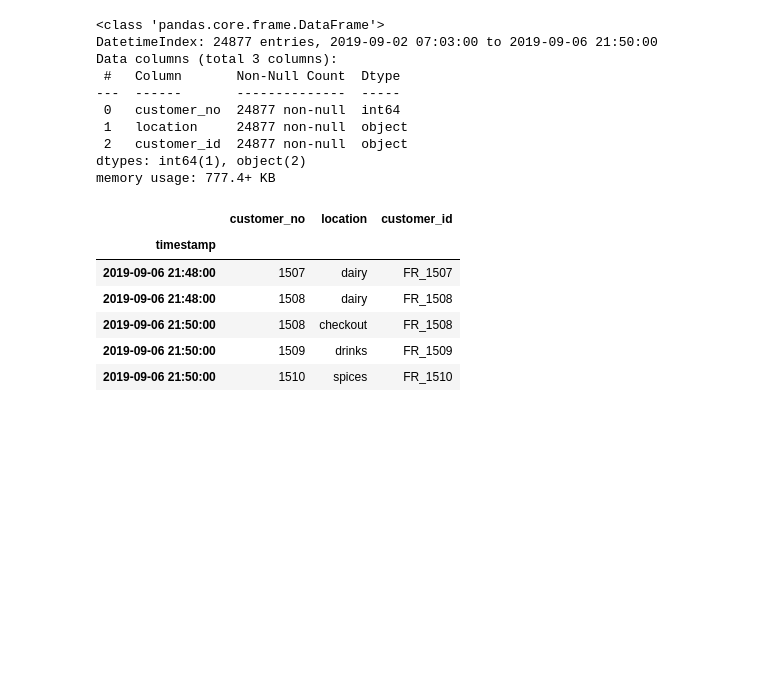
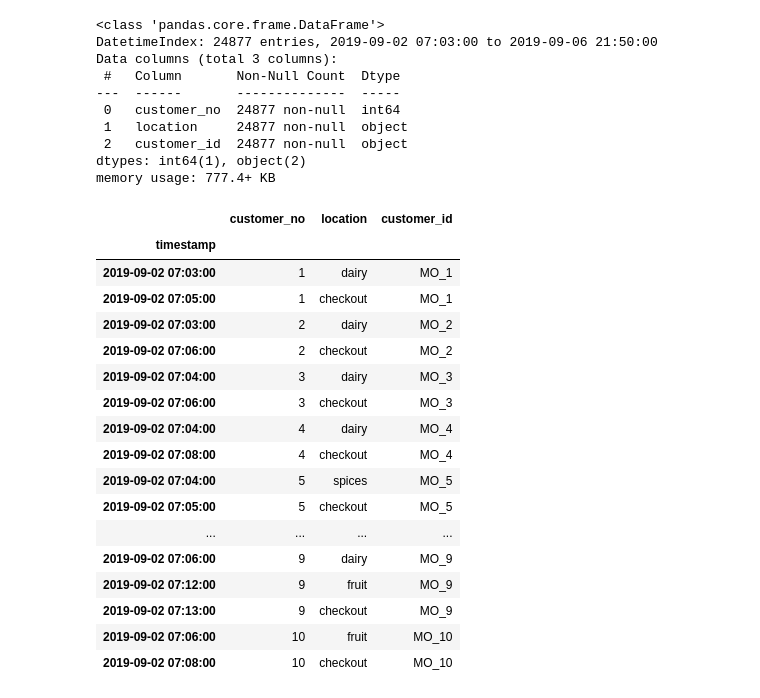
Before and after one commit to Stefan-battistetti/Supermarket_Markov, a Jupyter notebook: markov_chains.ipynb, the cells around one changed output. Saved outputs shown, nothing was run; the diff lists cells and outputs as text; code cells hidden in the pictures; blank space fills up the shorter version.

```diff
--- a/markov_chains.ipynb
+++ b/markov_chains.ipynb
@@ -132,16 +137,27 @@ Data columns (total 3 columns):
  2   customer_id  24877 non-null  object
 dtypes: int64(1), object(2)
 memory usage: 777.4+ KB
-# %%
-df.tail()
-# %% [output]
-|  | customer_no | location | customer_id |
-| timestamp |  |  |  |
-| 2019-09-06 21:48:00 | 1507 | dairy | FR_1507 |
-| 2019-09-06 21:48:00 | 1508 | dairy | FR_1508 |
-| 2019-09-06 21:50:00 | 1508 | checkout | FR_1508 |
-| 2019-09-06 21:50:00 | 1509 | drinks | FR_1509 |
-| 2019-09-06 21:50:00 | 1510 | spices | FR_1510 |
+# %%
+df.head(30)
+# %% [output]
+|  | customer_no | location | customer_id |
+| timestamp |  |  |  |
+| 2019-09-02 07:03:00 | 1 | dairy | MO_1 |
+| 2019-09-02 07:05:00 | 1 | checkout | MO_1 |
+| 2019-09-02 07:03:00 | 2 | dairy | MO_2 |
+| 2019-09-02 07:06:00 | 2 | checkout | MO_2 |
+| 2019-09-02 07:04:00 | 3 | dairy | MO_3 |
+| 2019-09-02 07:06:00 | 3 | checkout | MO_3 |
+| 2019-09-02 07:04:00 | 4 | dairy | MO_4 |
+| 2019-09-02 07:08:00 | 4 | checkout | MO_4 |
+| 2019-09-02 07:04:00 | 5 | spices | MO_5 |
+| 2019-09-02 07:05:00 | 5 | checkout | MO_5 |
+| ... | ... | ... | ... |
+| 2019-09-02 07:06:00 | 9 | dairy | MO_9 |
+| 2019-09-02 07:12:00 | 9 | fruit | MO_9 |
+| 2019-09-02 07:13:00 | 9 | checkout | MO_9 |
+| 2019-09-02 07:06:00 | 10 | fruit | MO_10 |
+| 2019-09-02 07:08:00 | 10 | checkout | MO_10 |
 # %%
 df['customer_id'].value_counts()
 # %% [output]
```
Also changed, not shown: parts of 16 cells of this notebook, 1 other file.
